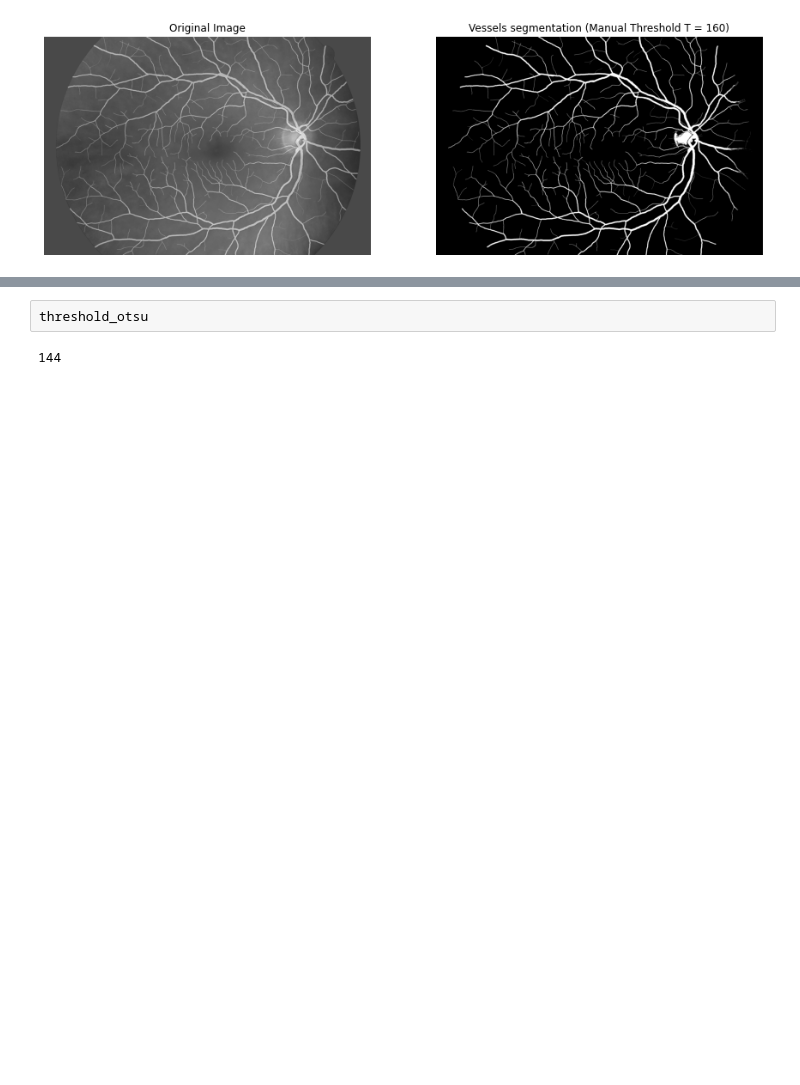
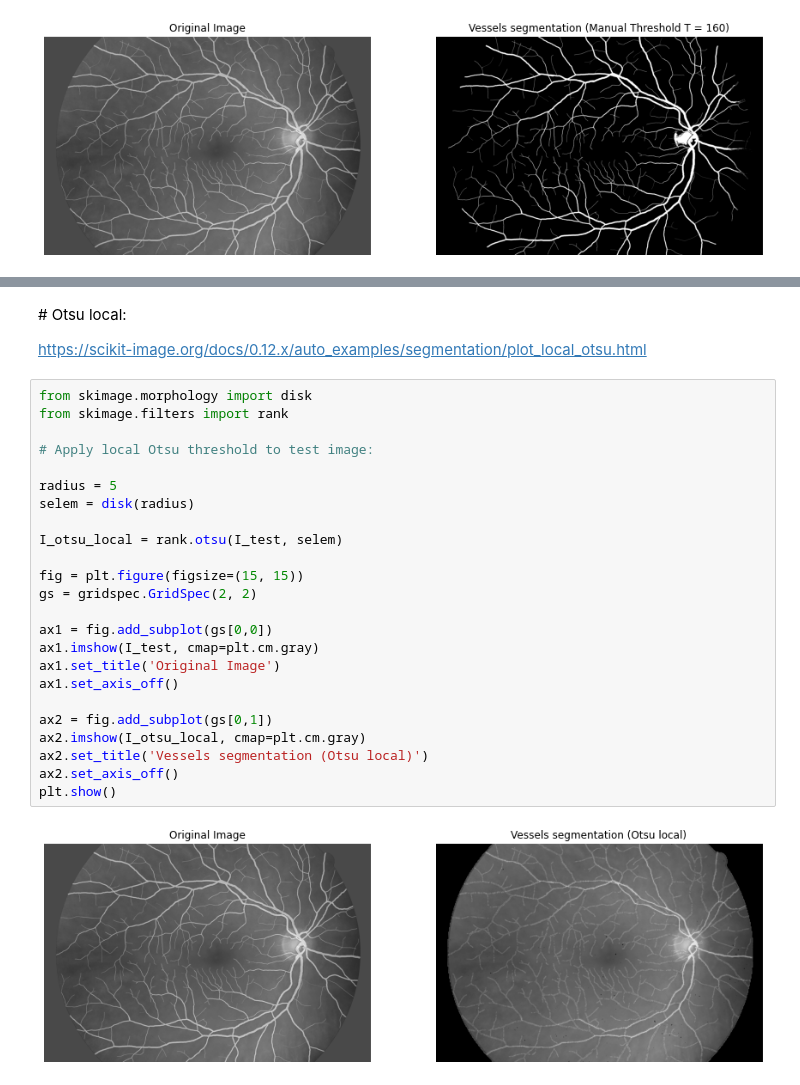
Before and after one commit to raulbenitez/PIB, a Jupyter notebook: Binaritzacio_Otsu.ipynb, the cells around one changed output, grey strips where cells are left out. Drawn from its saved outputs; the diff is of its cells as text; blank space fills up the shorter version.

```diff
--- a/Binaritzacio_Otsu.ipynb
+++ b/Binaritzacio_Otsu.ipynb
@@ -163,4 +164,30 @@ plt.show()
-# %%
-threshold_otsu
-# %% [output]
-144
+# %% [markdown]
+# Otsu local:
+
+https://scikit-image.org/docs/0.12.x/auto_examples/segmentation/plot_local_otsu.html
+# %%
+from skimage.morphology import disk
+from skimage.filters import rank
+
+# Apply local Otsu threshold to test image:
+
+radius = 5
+selem = disk(radius)
+
+I_otsu_local = rank.otsu(I_test, selem)
+
+fig = plt.figure(figsize=(15, 15))
+gs = gridspec.GridSpec(2, 2)
+
+ax1 = fig.add_subplot(gs[0,0])
+ax1.imshow(I_test, cmap=plt.cm.gray)
+ax1.set_title('Original Image')
+ax1.set_axis_off()
+
+ax2 = fig.add_subplot(gs[0,1])
+ax2.imshow(I_otsu_local, cmap=plt.cm.gray)
+ax2.set_title('Vessels segmentation (Otsu local)')
+ax2.set_axis_off()
+plt.show()
+# %% [output]
+[figure, added]
```
Also changed, not shown: parts of 4 cells of this notebook.
